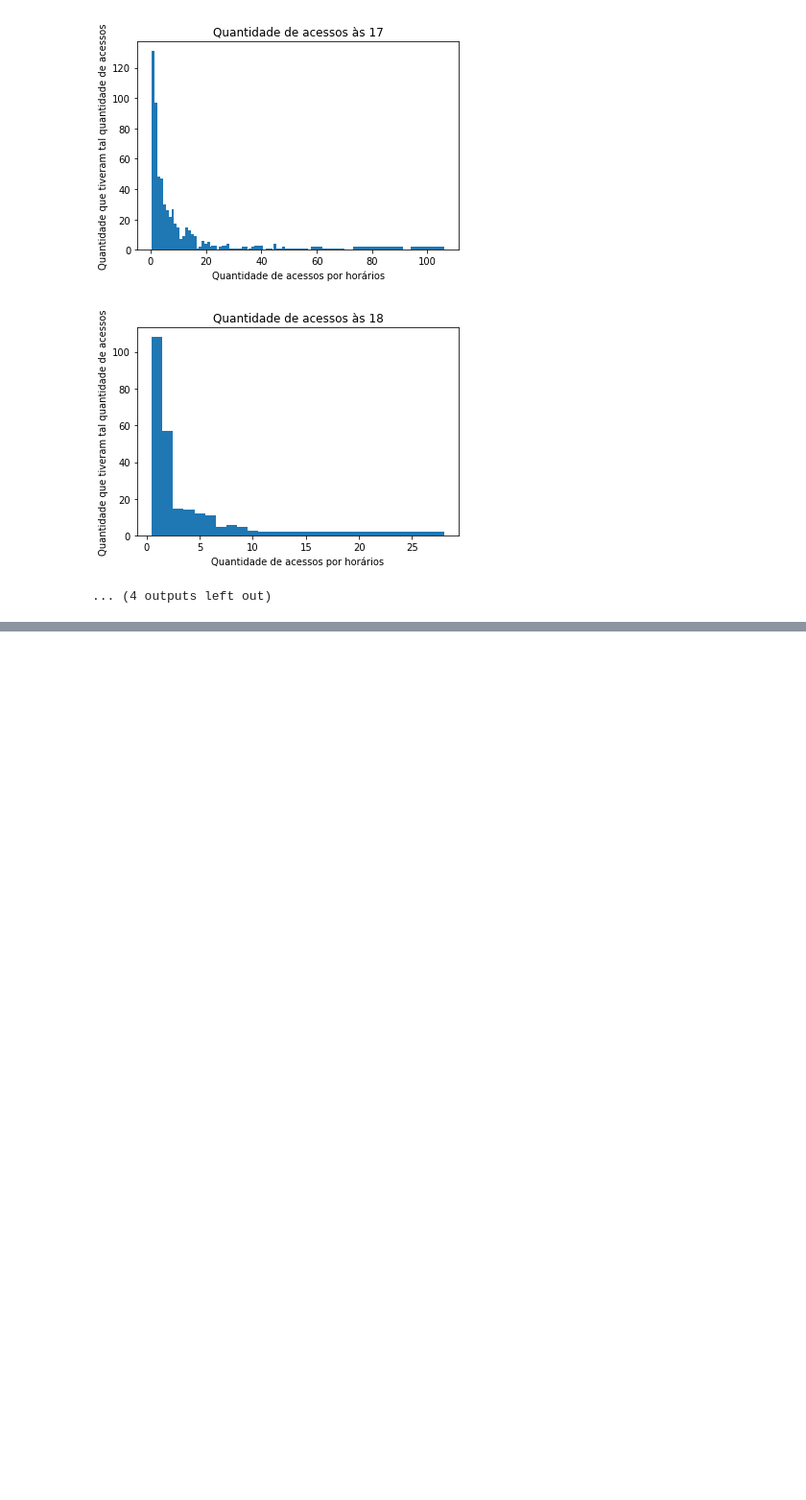
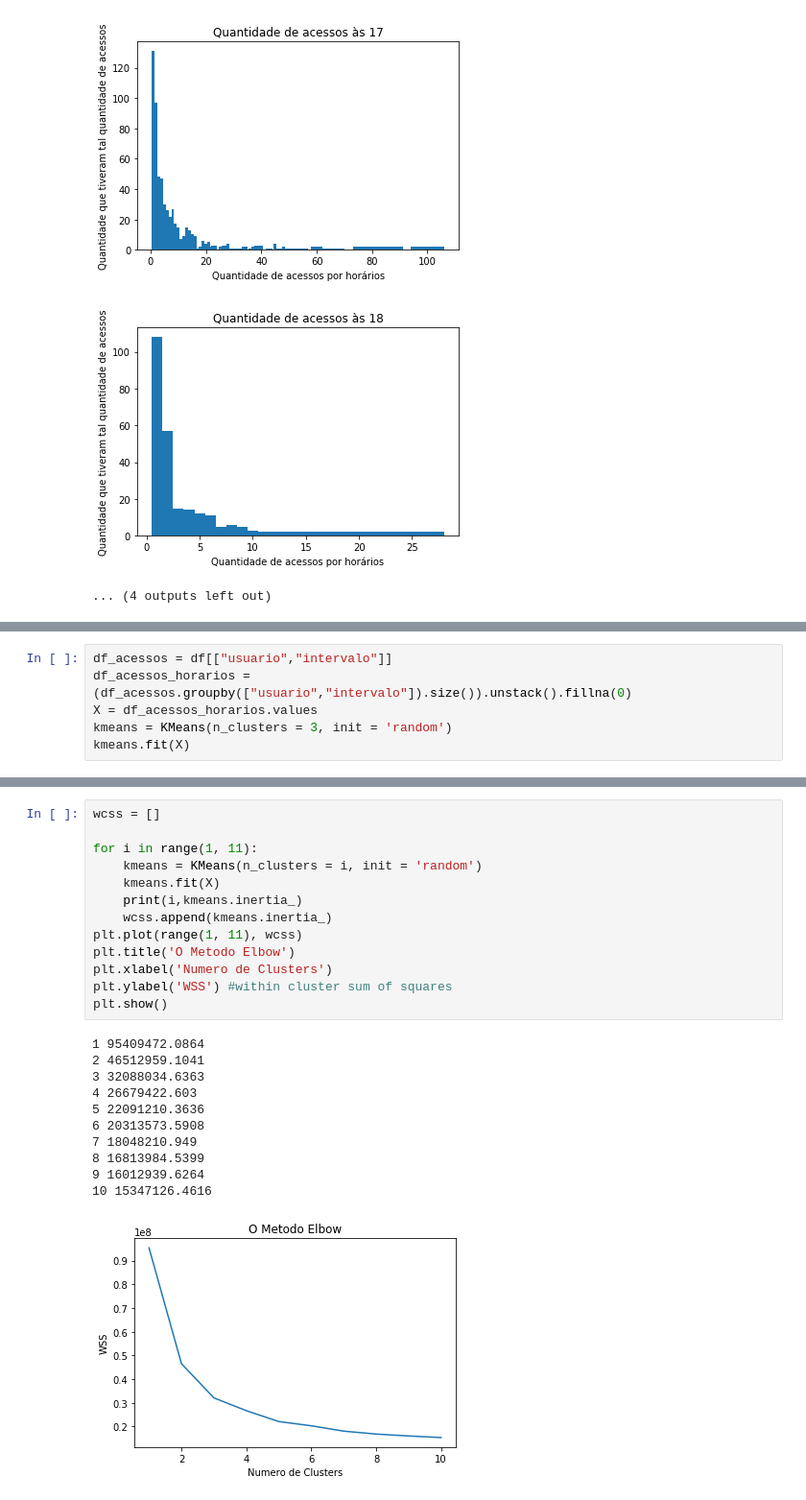
Before and after one commit to Docinho/guardiansAnalytics, a Jupyter notebook: src/analiseAluno.ipynb, the cells around one changed output, grey strips where cells are left out. Shown at 96% size. Cells and saved outputs as stored; diff of their text form; blank space fills up the shorter version.

Commit message:
fazendo k means por intervalo

```diff
--- a/src/analiseAluno.ipynb
+++ b/src/analiseAluno.ipynb
@@ -358,0 +362,6 @@ for valor in x:
+# %%
+df_acessos = df[["usuario","intervalo"]]
+df_acessos_horarios = (df_acessos.groupby(["usuario","intervalo"]).size()).unstack().fillna(0)
+X = df_acessos_horarios.values
+kmeans = KMeans(n_clusters = 3, init = 'random')
+kmeans.fit(X)
@@ -358,0 +404,25 @@ for valor in x:
+# %%
+wcss = []
+
+for i in range(1, 11):
+    kmeans = KMeans(n_clusters = i, init = 'random')
+    kmeans.fit(X)
+    print(i,kmeans.inertia_)
+    wcss.append(kmeans.inertia_)
+plt.plot(range(1, 11), wcss)
+plt.title('O Metodo Elbow')
+plt.xlabel('Numero de Clusters')
+plt.ylabel('WSS') #within cluster sum of squares
+plt.show()
+# %% [output]
+1 95409472.0864
+2 46512959.1041
+3 32088034.6363
+4 26679422.603
+5 22091210.3636
+6 20313573.5908
+7 18048210.949
+8 16813984.5399
+9 16012939.6264
+10 15347126.4616
+[figure, added]
```
Also changed, not shown: parts of 6 cells of this notebook, 1 other file.
